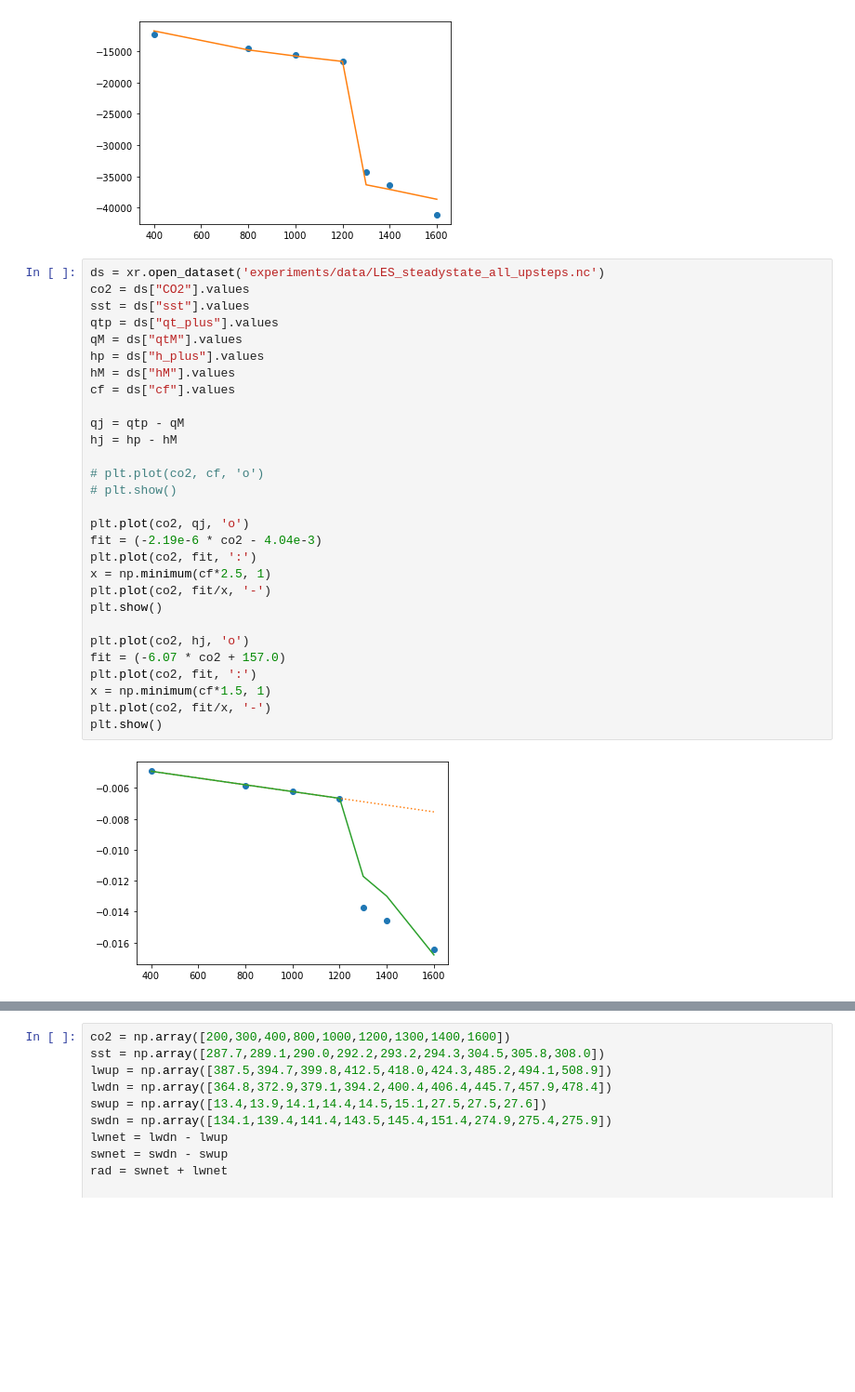
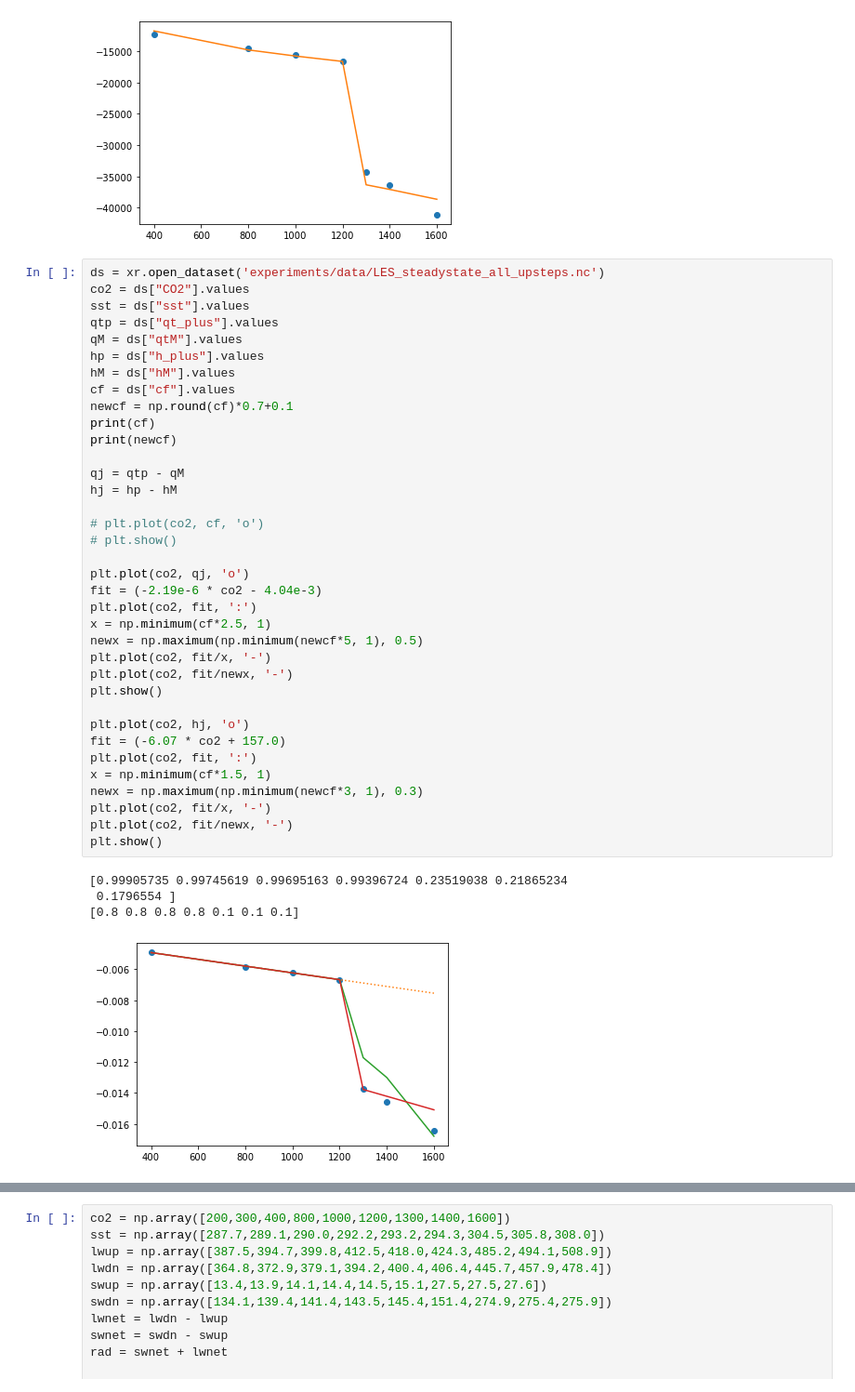
Before and after one commit to claresinger/MixedLayerModel.jl, a Jupyter notebook: doomsday_inversion_strength.ipynb, the cells around one changed output, grey strips where cells are left out. Shown at 93% size. Drawn from its saved outputs; the diff is of its cells as text; blank space fills up the shorter version.

```diff
--- a/doomsday_inversion_strength.ipynb
+++ b/doomsday_inversion_strength.ipynb
@@ -108,31 +108,41 @@ plt.show()
 # %%
 ds = xr.open_dataset('experiments/data/LES_steadystate_all_upsteps.nc')
 co2 = ds["CO2"].values
 sst = ds["sst"].values
 qtp = ds["qt_plus"].values
 qM = ds["qtM"].values
 hp = ds["h_plus"].values
 hM = ds["hM"].values
 cf = ds["cf"].values
+newcf = np.round(cf)*0.7+0.1
+print(cf)
+print(newcf)
 
 qj = qtp - qM
 hj = hp - hM
 
 # plt.plot(co2, cf, 'o')
 # plt.show()
 
 plt.plot(co2, qj, 'o')
 fit = (-2.19e-6 * co2 - 4.04e-3)
 plt.plot(co2, fit, ':')
 x = np.minimum(cf*2.5, 1)
+newx = np.maximum(np.minimum(newcf*5, 1), 0.5)
 plt.plot(co2, fit/x, '-')
+plt.plot(co2, fit/newx, '-')
 plt.show()
 
 plt.plot(co2, hj, 'o')
 fit = (-6.07 * co2 + 157.0)
 plt.plot(co2, fit, ':')
 x = np.minimum(cf*1.5, 1)
+newx = np.maximum(np.minimum(newcf*3, 1), 0.3)
 plt.plot(co2, fit/x, '-')
+plt.plot(co2, fit/newx, '-')
 plt.show()
 # %% [output]
+[0.99905735 0.99745619 0.99695163 0.99396724 0.23519038 0.21865234
+ 0.1796554 ]
+[0.8 0.8 0.8 0.8 0.1 0.1 0.1]
-[figure, old version]
+[figure, new version]
```
Also changed, not shown: parts of 1 cell of this notebook, 6 other files.
